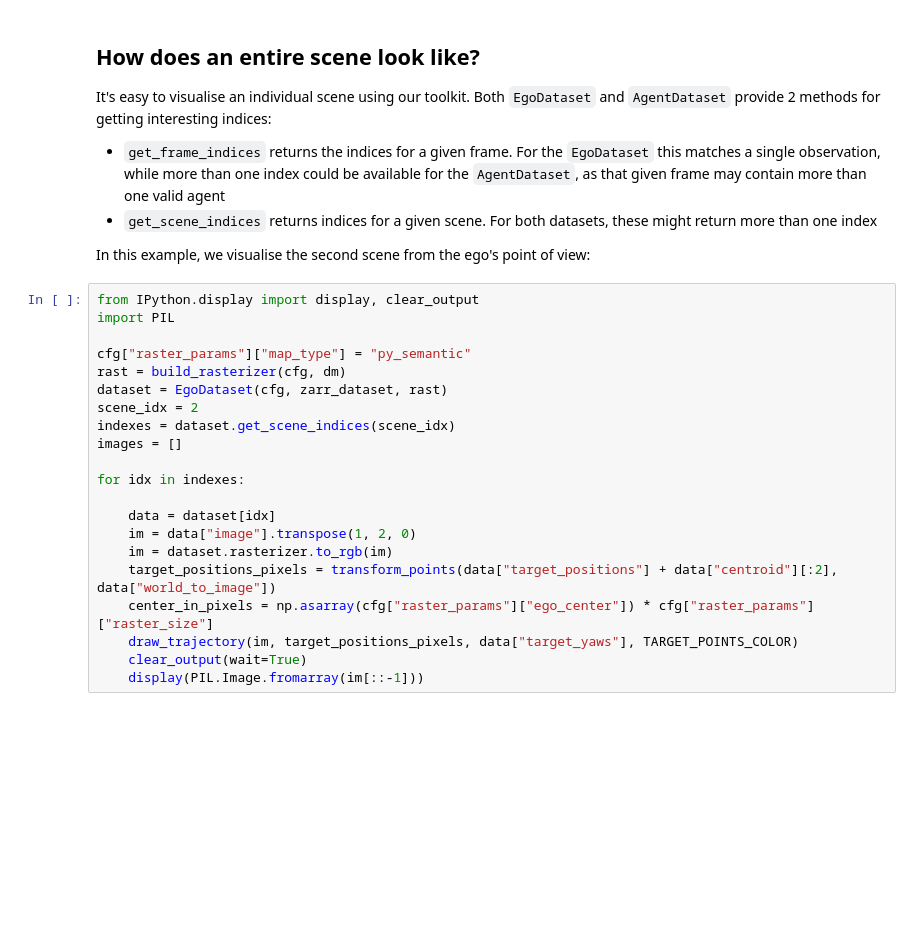
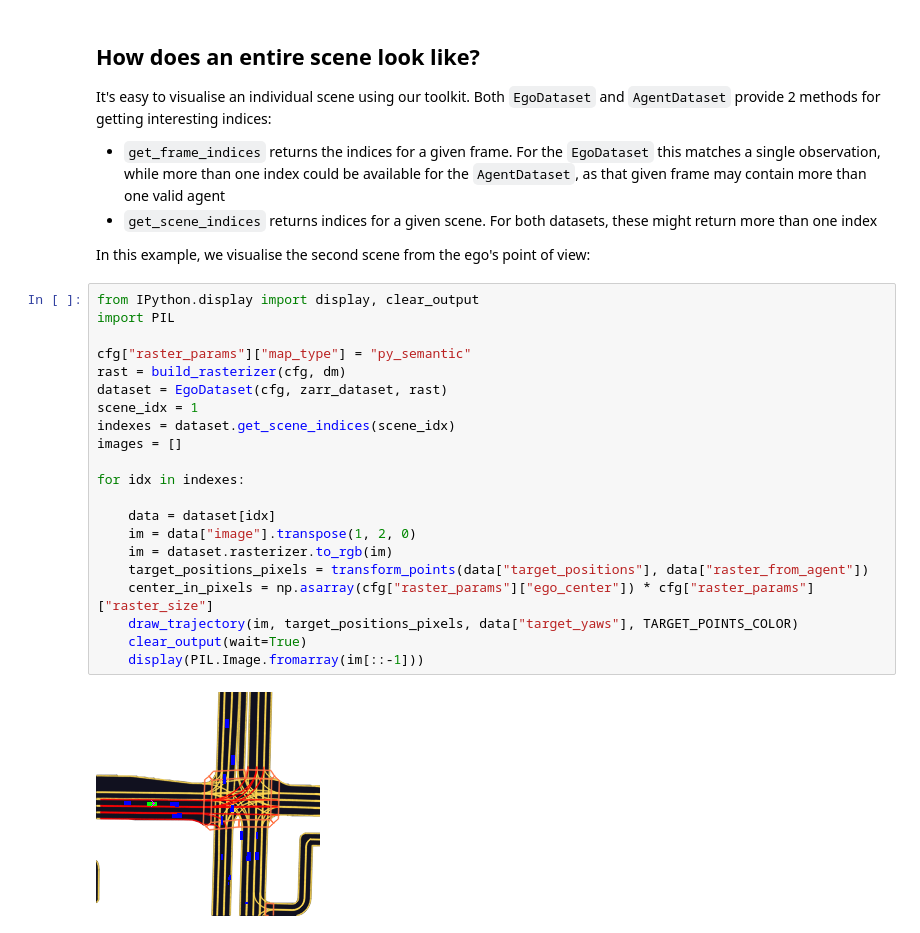
Before and after one commit to woven-planet/l5kit, a Jupyter notebook: examples/visualisation/visualise_data.ipynb, the cells around one changed output. Drawn from its saved outputs; the diff is of its cells as text; blank space fills up the shorter version.

```diff
--- a/examples/visualisation/visualise_data.ipynb
+++ b/examples/visualisation/visualise_data.ipynb
@@ -191,21 +220,23 @@ In this example, we visualise the second scene from the ego's point of view:
 # %%
 from IPython.display import display, clear_output
 import PIL
 
 cfg["raster_params"]["map_type"] = "py_semantic"
 rast = build_rasterizer(cfg, dm)
 dataset = EgoDataset(cfg, zarr_dataset, rast)
-scene_idx = 2
+scene_idx = 1
 indexes = dataset.get_scene_indices(scene_idx)
 images = []
 
 for idx in indexes:
 
     data = dataset[idx]
     im = data["image"].transpose(1, 2, 0)
     im = dataset.rasterizer.to_rgb(im)
-    target_positions_pixels = transform_points(data["target_positions"] + data["centroid"][:2], data["world_to_image"])
+    target_positions_pixels = transform_points(data["target_positions"], data["raster_from_agent"])
     center_in_pixels = np.asarray(cfg["raster_params"]["ego_center"]) * cfg["raster_params"]["raster_size"]
     draw_trajectory(im, target_positions_pixels, data["target_yaws"], TARGET_POINTS_COLOR)
     clear_output(wait=True)
     display(PIL.Image.fromarray(im[::-1]))
+# %% [output]
+[figure, added]
```
Also changed, not shown: parts of 8 cells of this notebook.
